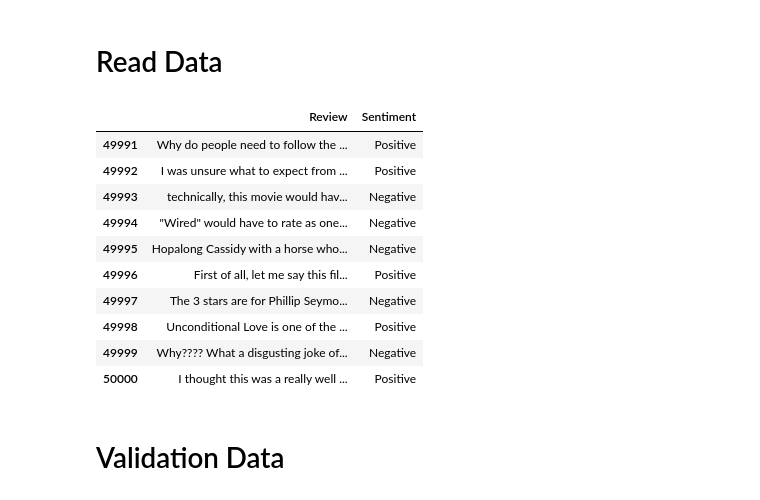
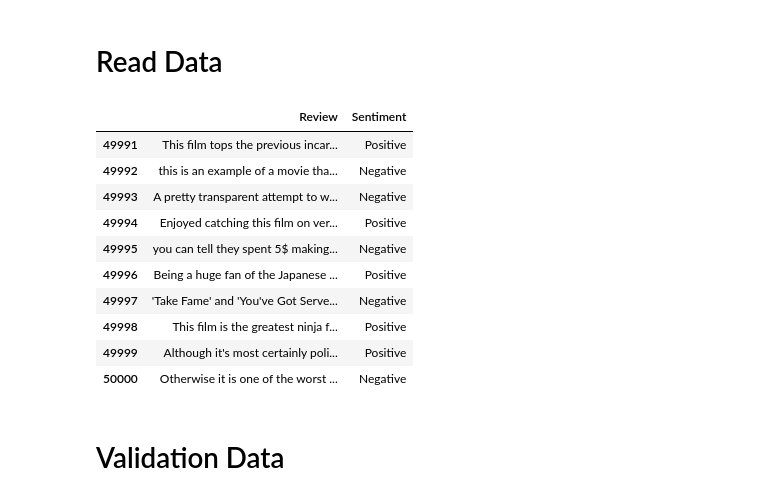
Before and after one commit to Osamah-Anmar-Sami/Sentiment-Analysis, a Jupyter notebook: English Sentiment Analysis/English Sentiment Analysis.ipynb, the cells around one changed output. Cells and saved outputs as stored; diff of their text form; code cells hidden in the pictures.

```diff
--- a/English Sentiment Analysis/English Sentiment Analysis.ipynb
+++ b/English Sentiment Analysis/English Sentiment Analysis.ipynb
@@ -73,25 +73,25 @@ True
 # %% [markdown]
 # Read Data
 # %%
-Corpus = pd.read_csv('movie_data.csv')
+Corpus = pd.read_csv('/Users/osamaanmar/Downloads/imdb_reviews_combined.csv')
 Corpus.rename(columns={'review': 'Review', 'sentiment': 'Sentiment'}, inplace=True)
-Corpus['Sentiment'] = Corpus['Sentiment'].map({0:'Negative', 1: 'Positive'})
+Corpus['Sentiment'] = Corpus['Sentiment'].map({'negative':'Negative', 'positive': 'Positive'})
 Corpus['Review'] = Corpus['Review'].astype(str)
 Corpus = Corpus.sample(frac=1, random_state=44, ignore_index=True)
 Corpus.index = Corpus.index + 1
 Corpus.tail(10)
 # %% [output]
 |  | Review | Sentiment |
-| 49991 | Why do people need to follow the ... | Positive |
-| 49992 | I was unsure what to expect from ... | Positive |
-| 49993 | technically, this movie would hav... | Negative |
-| 49994 | "Wired" would have to rate as one... | Negative |
-| 49995 | Hopalong Cassidy with a horse who... | Negative |
-| 49996 | First of all, let me say this fil... | Positive |
-| 49997 | The 3 stars are for Phillip Seymo... | Negative |
-| 49998 | Unconditional Love is one of the ... | Positive |
-| 49999 | Why???? What a disgusting joke of... | Negative |
-| 50000 | I thought this was a really well ... | Positive |
+| 49991 | This film tops the previous incar... | Positive |
+| 49992 | this is an example of a movie tha... | Negative |
+| 49993 | A pretty transparent attempt to w... | Negative |
+| 49994 | Enjoyed catching this film on ver... | Positive |
+| 49995 | you can tell they spent 5$ making... | Negative |
+| 49996 | Being a huge fan of the Japanese ... | Positive |
+| 49997 | 'Take Fame' and 'You've Got Serve... | Negative |
+| 49998 | This film is the greatest ninja f... | Positive |
+| 49999 | Although it's most certainly poli... | Positive |
+| 50000 | Otherwise it is one of the worst ... | Negative |
 # %% [markdown]
 # Validation Data
 # %%
```
Also changed, not shown: parts of 23 cells of this notebook.
